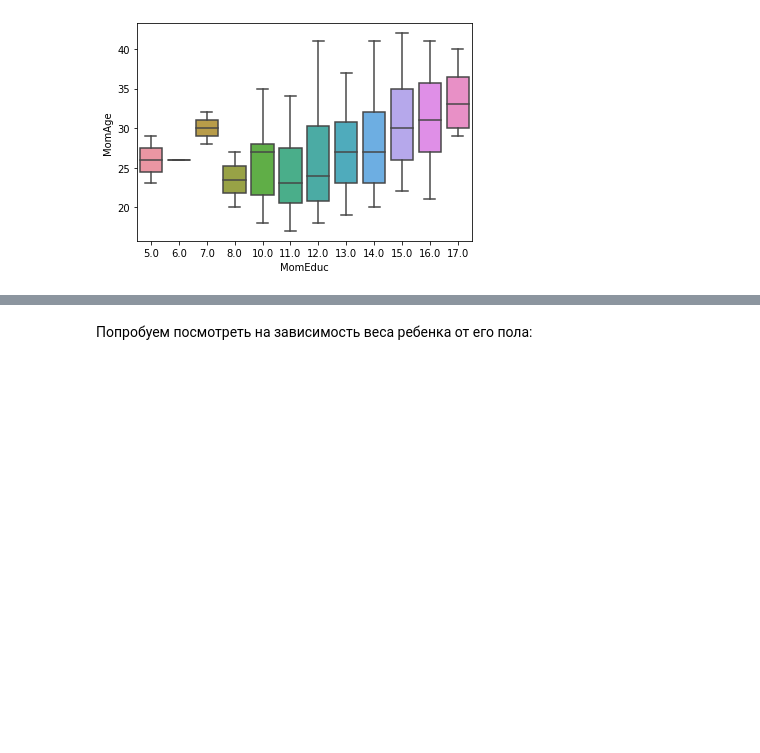
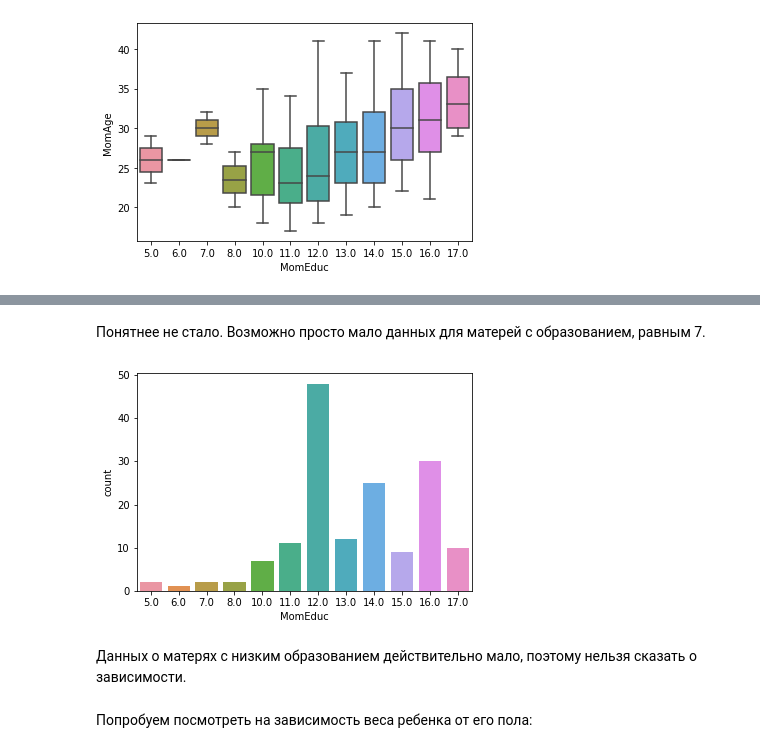
Before and after one commit to Vlada-Veselova/Statistics_HW_BI, a Jupyter notebook: Statistic_1.ipynb, the cells around one changed output, grey strips where cells are left out. Drawn from its saved outputs; the diff is of its cells as text; code cells hidden in the pictures; blank space fills up the shorter version.

```diff
--- a/Statistic_1.ipynb
+++ b/Statistic_1.ipynb
@@ -86,3 +94,12 @@ sns.boxplot(x=df.MomEduc, y=df.MomAge);
+# %% [markdown]
+Понятнее не стало. Возможно просто мало данных для матерей с образованием, равным 7.
+# %%
+# Построим распределение образования матерей:
+sns.countplot(df.MomEduc);
+# %% [output]
+[figure, added]
+# %% [markdown]
+Данных о матерях с низким образованием действительно мало, поэтому нельзя сказать о зависимости.
 # %% [markdown]
 Попробуем посмотреть на зависимость веса ребенка от его пола:
 # %%
```
Also changed, not shown: parts of 6 cells of this notebook.
